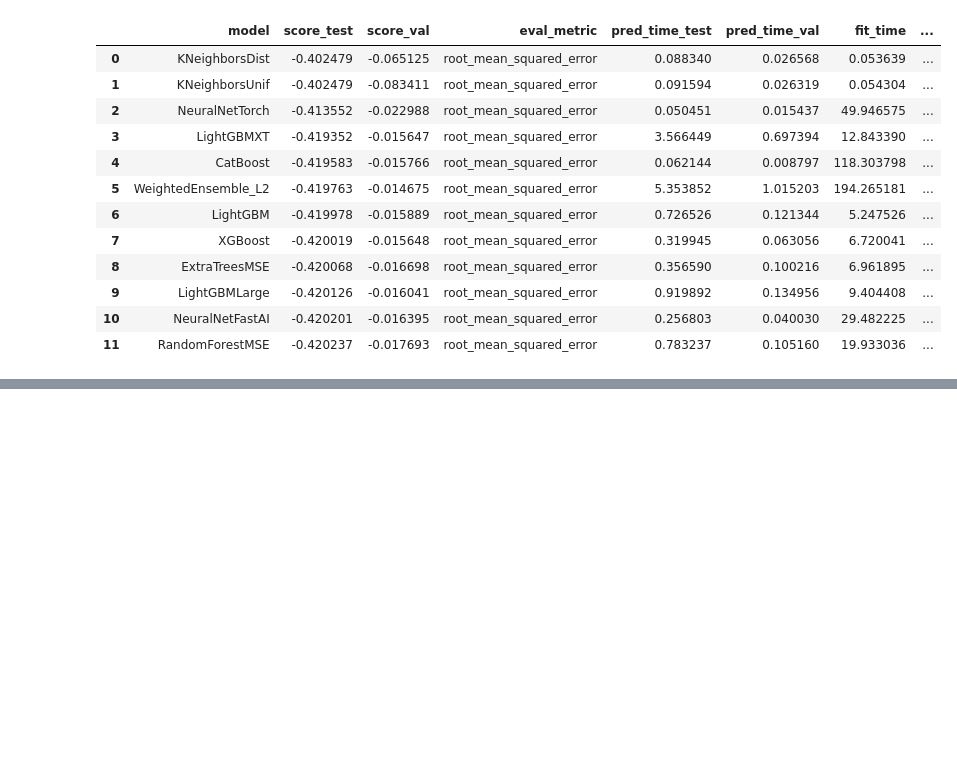
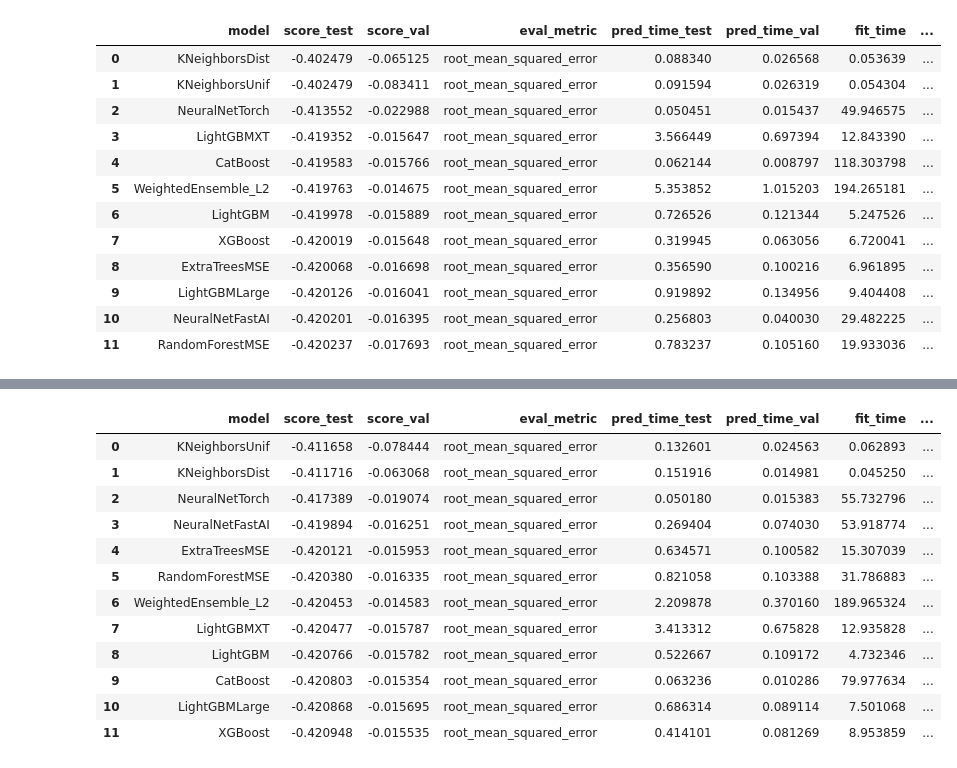
Before and after one commit to ArthurMbraga/machine-learning-project-CSC7201, a Jupyter notebook: project.ipynb, the cells around one changed output, grey strips where cells are left out. Cells and saved outputs as stored; diff of their text form; code cells hidden in the pictures; blank space fills up the shorter version.

```diff
--- a/project.ipynb
+++ b/project.ipynb
@@ -1101,3 +1042,9 @@ predictor.leaderboard(x_test)
 | 9 | LightGBMLarge | -0.420126 | -0.016041 | root_mean_squared_error | 0.919892 | 0.134956 | 9.404408 | ... |
 | 10 | NeuralNetFastAI | -0.420201 | -0.016395 | root_mean_squared_error | 0.256803 | 0.040030 | 29.482225 | ... |
 | 11 | RandomForestMSE | -0.420237 | -0.017693 | root_mean_squared_error | 0.783237 | 0.105160 | 19.933036 | ... |
+# %%
+df_test_preprocessed = preprocess_data(x_test, y_sample)
+df_train_preprocessed = preprocess_data(x_train, y_train)
+# %%
+predictor = TabularPredictor(label='p0q0').fit(train_data=df_train_preprocessed)
+predictions = predictor.predict(df_test_preprocessed)
@@ -1103,0 +1112,16 @@ predictor.leaderboard(x_test)
+# %%
+predictor.leaderboard(df_test_preprocessed)
+# %% [output]
+|  | model | score_test | score_val | eval_metric | pred_time_test | pred_time_val | fit_time | ... |
+| 0 | KNeighborsUnif | -0.411658 | -0.078444 | root_mean_squared_error | 0.132601 | 0.024563 | 0.062893 | ... |
+| 1 | KNeighborsDist | -0.411716 | -0.063068 | root_mean_squared_error | 0.151916 | 0.014981 | 0.045250 | ... |
+| 2 | NeuralNetTorch | -0.417389 | -0.019074 | root_mean_squared_error | 0.050180 | 0.015383 | 55.732796 | ... |
+| 3 | NeuralNetFastAI | -0.419894 | -0.016251 | root_mean_squared_error | 0.269404 | 0.074030 | 53.918774 | ... |
+| 4 | ExtraTreesMSE | -0.420121 | -0.015953 | root_mean_squared_error | 0.634571 | 0.100582 | 15.307039 | ... |
+| 5 | RandomForestMSE | -0.420380 | -0.016335 | root_mean_squared_error | 0.821058 | 0.103388 | 31.786883 | ... |
+| 6 | WeightedEnsemble_L2 | -0.420453 | -0.014583 | root_mean_squared_error | 2.209878 | 0.370160 | 189.965324 | ... |
+| 7 | LightGBMXT | -0.420477 | -0.015787 | root_mean_squared_error | 3.413312 | 0.675828 | 12.935828 | ... |
+| 8 | LightGBM | -0.420766 | -0.015782 | root_mean_squared_error | 0.522667 | 0.109172 | 4.732346 | ... |
+| 9 | CatBoost | -0.420803 | -0.015354 | root_mean_squared_error | 0.063236 | 0.010286 | 79.977634 | ... |
+| 10 | LightGBMLarge | -0.420868 | -0.015695 | root_mean_squared_error | 0.686314 | 0.089114 | 7.501068 | ... |
+| 11 | XGBoost | -0.420948 | -0.015535 | root_mean_squared_error | 0.414101 | 0.081269 | 8.953859 | ... |
```
Also changed, not shown: parts of 6 cells of this notebook, 7 other files.
